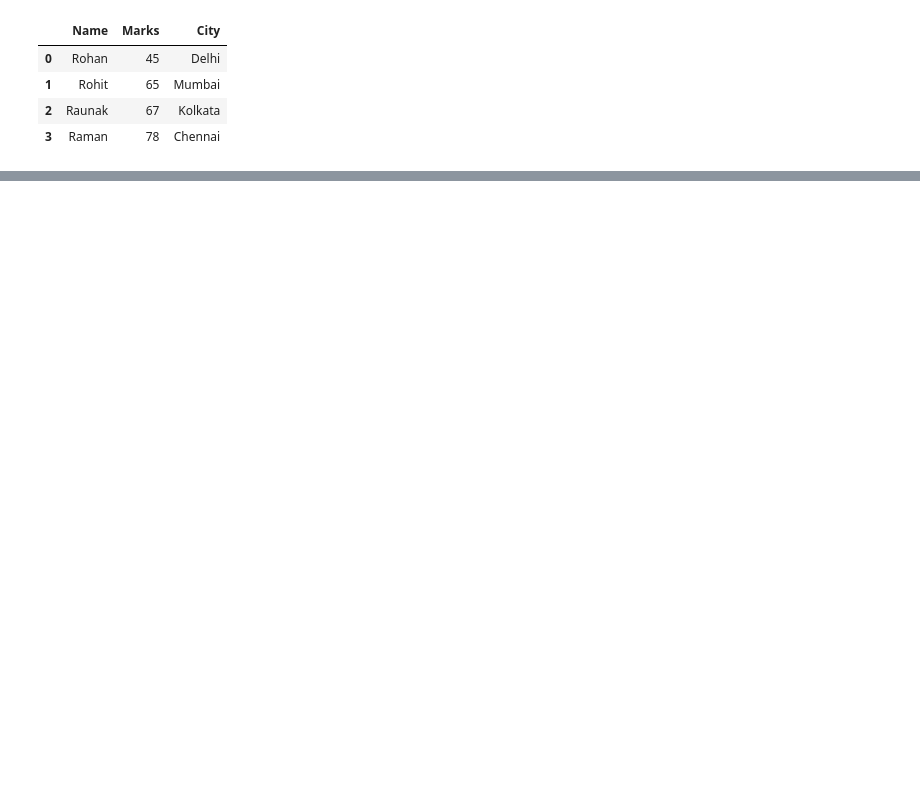
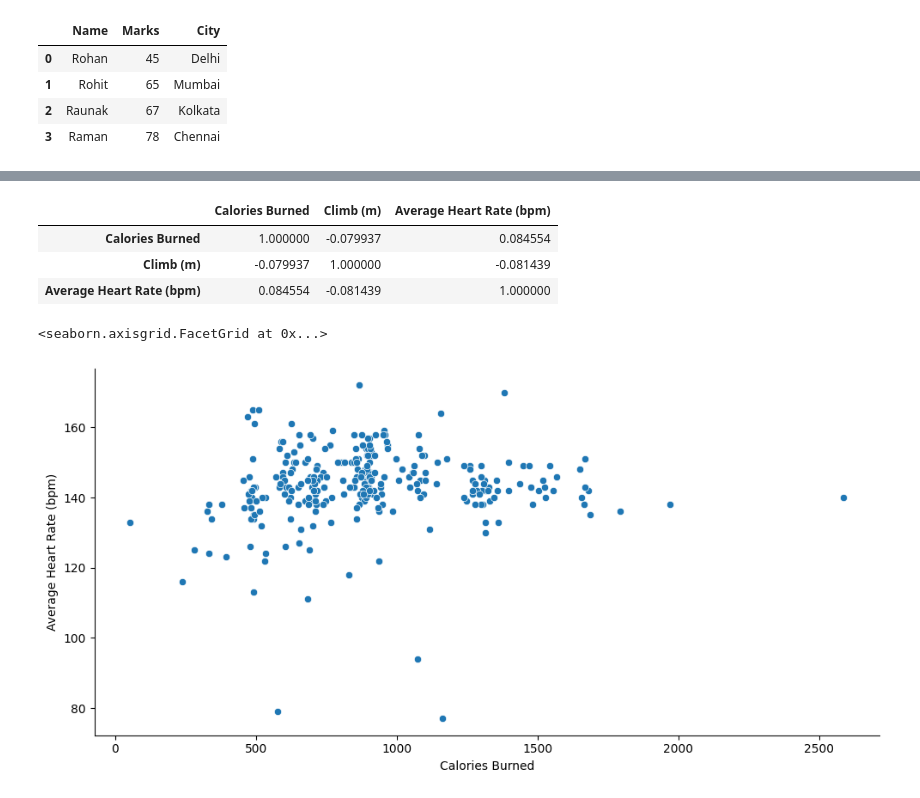
Before and after one commit to niteshsingh18/Python-data-Analytics, a Jupyter notebook: Data Analysis/pandas.ipynb, the cells around one changed output, grey strips where cells are left out. Saved outputs shown, nothing was run; the diff lists cells and outputs as text; code cells hidden in the pictures; blank space fills up the shorter version.

```diff
--- a/Data Analysis/pandas.ipynb
+++ b/Data Analysis/pandas.ipynb
@@ -43,0 +351,12 @@ df
+# %%
+df[['Calories Burned', 'Climb (m)', 'Average Heart Rate (bpm)']].corr()
+# %% [output]
+|  | Calories Burned | Climb (m) | Average Heart Rate (bpm) |
+| Calories Burned | 1.000000 | -0.079937 | 0.084554 |
+| Climb (m) | -0.079937 | 1.000000 | -0.081439 |
+| Average Heart Rate (bpm) | 0.084554 | -0.081439 | 1.000000 |
+# %%
+sns.relplot(x='Calories Burned', y='Average Heart Rate (bpm)', data=df, aspect=2)
+# %% [output]
+<seaborn.axisgrid.FacetGrid at 0x...>
+[figure, added]
```
Also changed, not shown: parts of 35 cells of this notebook, 3 other files.
